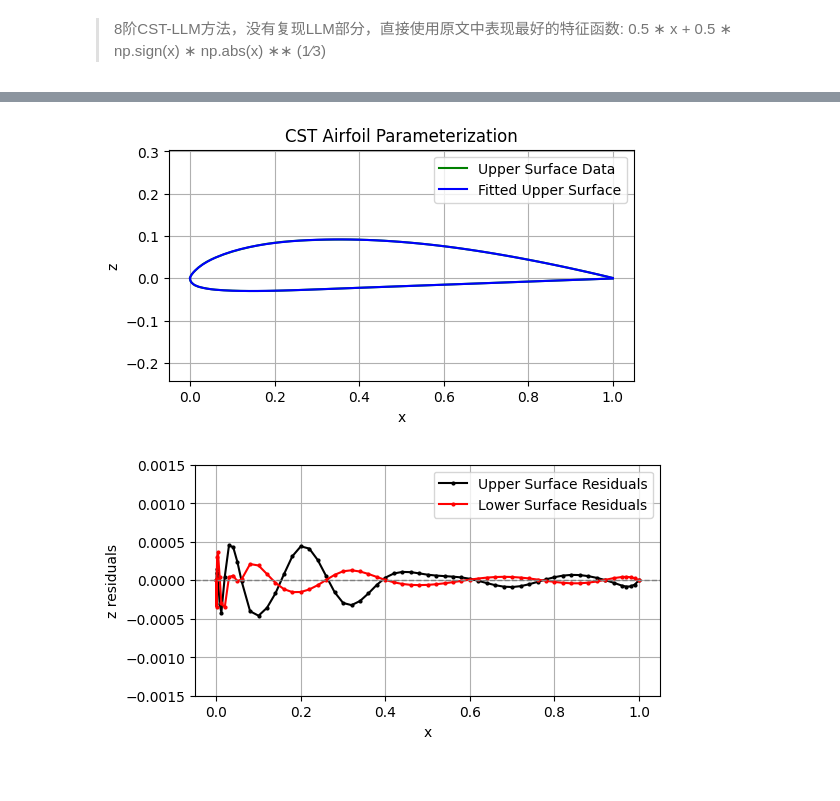
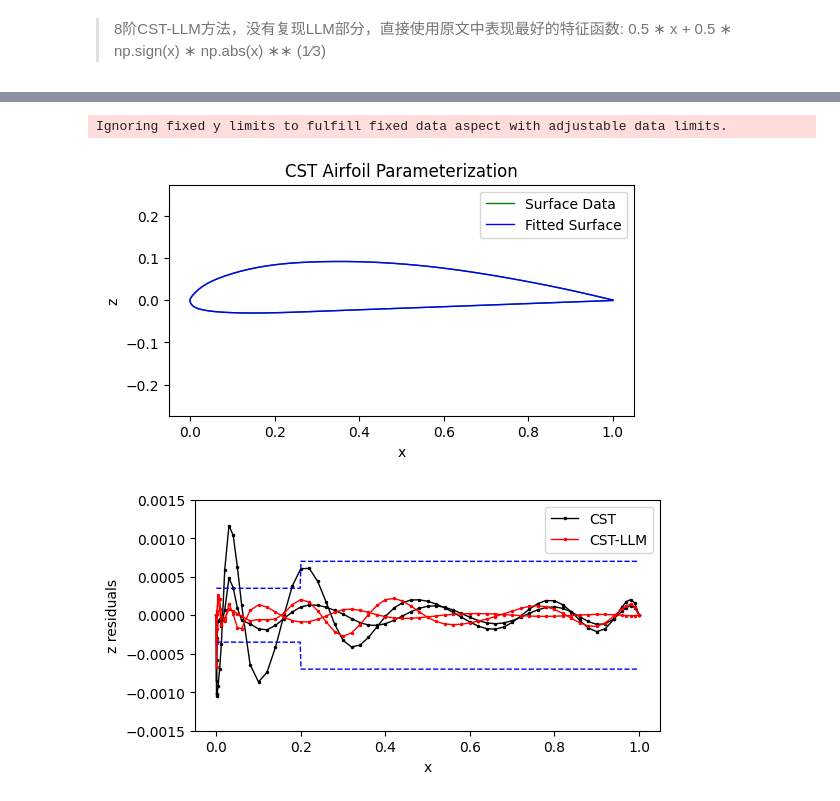
Before and after one commit to HugoSwen/AirFoil, a Jupyter notebook: CST-Test.ipynb, the cells around one changed output, grey strips where cells are left out. Drawn from its saved outputs; the diff is of its cells as text; code cells hidden in the pictures.

```diff
--- a/CST-Test.ipynb
+++ b/CST-Test.ipynb
@@ -42,12 +49,18 @@ af_z_upper = af_z[:33][::-1]
 af_x_lower = af_x[33:]
 af_z_lower = af_z[33:]
 
+cst_llm.fit_airfoil(af_x_upper, af_z_upper)
+cst_llm.fit_airfoil(af_x_lower, af_z_lower, is_upper=False)
+
 cst.fit_airfoil(af_x_upper, af_z_upper)
 cst.fit_airfoil(af_x_lower, af_z_lower, is_upper=False)
 
-af_z_upper_pred = cst.generate_airfoil(af_x_upper)
-af_z_lower_pred = cst.generate_airfoil(af_x_lower, is_upper=False)
+af_z_upper_pred = cst_llm.generate_airfoil(af_x_upper)
+af_z_lower_pred = cst_llm.generate_airfoil(af_x_lower, is_upper=False)
 
-cst.plot_airfoil(af_x_upper, af_z_upper, af_x_lower, af_z_lower, af_z_upper_pred, af_z_lower_pred)
-cst.plot_residuals(af_x_upper, af_z_upper, af_x_lower, af_z_lower, af_z_upper_pred, af_z_lower_pred)
+af_z_upper_cst = cst.generate_airfoil(af_x_upper)
+af_z_lower_cst = cst.generate_airfoil(af_x_lower, is_upper=False)
+
+cst_llm.plot_airfoil(af_x_upper, af_z_upper, af_x_lower, af_z_lower, af_z_upper_pred, af_z_lower_pred)
+cst_llm.plot_residuals(af_x_upper, af_z_upper, af_x_lower, af_z_lower, af_z_upper_pred, af_z_lower_pred, af_z_upper_cst, af_z_lower_cst)
 # %% [output]
@@ -63,12 +77,18 @@ af_z_upper = af_z[:46][::-1]
 af_x_lower = af_x[46:]
 af_z_lower = af_z[46:]
 
+cst_llm.fit_airfoil(af_x_upper, af_z_upper)
+cst_llm.fit_airfoil(af_x_lower, af_z_lower, is_upper=False)
+
 cst.fit_airfoil(af_x_upper, af_z_upper)
 cst.fit_airfoil(af_x_lower, af_z_lower, is_upper=False)
 
-af_z_upper_pred = cst.generate_airfoil(af_x_upper)
-af_z_lower_pred = cst.generate_airfoil(af_x_lower, is_upper=False)
+af_z_upper_pred = cst_llm.generate_airfoil(af_x_upper)
+af_z_lower_pred = cst_llm.generate_airfoil(af_x_lower, is_upper=False)
 
-cst.plot_airfoil(af_x_upper, af_z_upper, af_x_lower, af_z_lower, af_z_upper_pred, af_z_lower_pred)
-cst.plot_residuals(af_x_upper, af_z_upper, af_x_lower, af_z_lower, af_z_upper_pred, af_z_lower_pred)
+af_z_upper_cst = cst.generate_airfoil(af_x_upper)
+af_z_lower_cst = cst.generate_airfoil(af_x_lower, is_upper=False)
+
+cst_llm.plot_airfoil(af_x_upper, af_z_upper, af_x_lower, af_z_lower, af_z_upper_pred, af_z_lower_pred)
+cst_llm.plot_residuals(af_x_upper, af_z_upper, af_x_lower, af_z_lower, af_z_upper_pred, af_z_lower_pred, af_z_upper_cst, af_z_lower_cst)
 # %% [output]
@@ -77,24 +98,31 @@ cst.plot_residuals(af_x_upper, af_z_upper, af_x_lower, af_z_lower, af_z_upper_pr
 # %%
 af = pd.read_csv(f'{data_dir}/clarky.csv', header=None)
 af_x = af.iloc[:, 0].to_numpy()
 af_z = af.iloc[:, 1].to_numpy()
 
 af_x_upper = af_x[:61]
 af_z_upper = af_z[:61]
 af_x_lower = af_x[61:]
 af_z_lower = af_z[61:]
 
+cst_llm.fit_airfoil(af_x_upper, af_z_upper)
+cst_llm.fit_airfoil(af_x_lower, af_z_lower, is_upper=False)
+
 cst.fit_airfoil(af_x_upper, af_z_upper)
 cst.fit_airfoil(af_x_lower, af_z_lower, is_upper=False)
 
-af_z_upper_pred = cst.generate_airfoil(af_x_upper)
-af_z_lower_pred = cst.generate_airfoil(af_x_lower, is_upper=False)
+af_z_upper_pred = cst_llm.generate_airfoil(af_x_upper)
+af_z_lower_pred = cst_llm.generate_airfoil(af_x_lower, is_upper=False)
 
-cst.plot_airfoil(af_x_upper, af_z_upper, af_x_lower, af_z_lower, af_z_upper_pred, af_z_lower_pred)
-cst.plot_residuals(af_x_upper, af_z_upper, af_x_lower, af_z_lower, af_z_upper_pred, af_z_lower_pred)
+af_z_upper_cst = cst.generate_airfoil(af_x_upper)
+af_z_lower_cst = cst.generate_airfoil(af_x_lower, is_upper=False)
+
+cst_llm.plot_airfoil(af_x_upper, af_z_upper, af_x_lower, af_z_lower, af_z_upper_pred, af_z_lower_pred)
+cst_llm.plot_residuals(af_x_upper, af_z_upper, af_x_lower, af_z_lower, af_z_upper_pred, af_z_lower_pred, af_z_upper_cst, af_z_lower_cst)
 # %% [output]
+Ignoring fixed y limits to fulfill fixed data aspect with adjustable data limits.
-[figure, old version]
+[figure, new version]
-[figure, old version]
+[figure, new version]
 # %%
 af = pd.read_csv(f'{data_dir}/naca66215.csv', header=None)
 af_x = af.iloc[:, 0].to_numpy()
```
Also changed, not shown: parts of 6 cells of this notebook, 1 other file.
